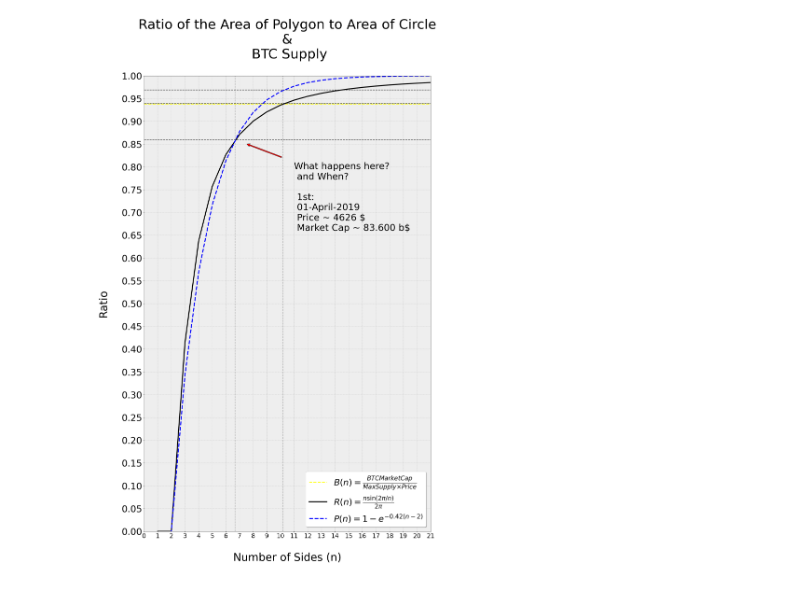
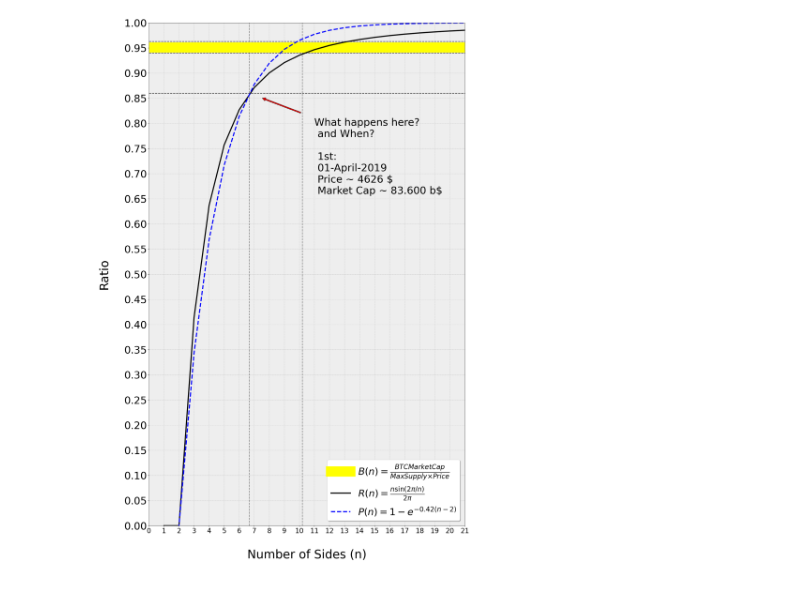
Before and after one commit to hamidreza-mohammadiha/Me, a Jupyter notebook: Plot1.ipynb, the cells around one changed output. Saved outputs shown, nothing was run; the diff lists cells and outputs as text; code cells hidden in the pictures.

```diff
--- a/Plot1.ipynb
+++ b/Plot1.ipynb
@@ -37,13 +37,13 @@ plt.figure(figsize=(20, 32))
 
 # ?
 plt.axhline(y=0.86, color='#343434', linestyle='--', linewidth=2)
-plt.axhline(y=0.969, color='#343434', linestyle='--', linewidth=2)
+plt.axhline(y=0.963, color='#343434', linestyle='--', linewidth=2)
 plt.axvline(x=6.66, color='#787878', linestyle='--', linewidth=2)
 
 plt.axhline(y=0.94, color='#343434', linestyle='--', linewidth=2)
 plt.axvline(x=10.2, color='#787878', linestyle='--', linewidth=2)
 
-plt.axhline(y=1.81/1.93, color='yellow', linestyle='--', linewidth=3.14, label=r'$B(n) = \frac{BTC Market Cap}{Max Supply × Price}$')
+plt.axhline(y=1.835/1.93, color='yellow', linewidth=36, label=r'$B(n) = \frac{BTC Market Cap}{Max Supply × Price}$')
 
 
 # Plot R(n)
@@ -54,32 +54,32 @@ plt.plot(n_values, R_values, label=r'$R(n) = \frac{n \sin(2\pi/n)}{2\pi}$', colo
 plt.plot(n_values, P42_values, label=r'$P(n) = 1 - e^{-0.42(n-2)}$', color='blue', linestyle='--', linewidth=4)
 # plt.plot(n_values, P43_values, label=r'$P(n) = 1 - 1.1×e^{-0.43(n-2)}$', color='green', linestyle='--', linewidth=4)
 
 
 # Plot Q(n) (Approximation 1)
 # plt.plot(n_values, Q_values, label=r'$Q(n) = \frac{n}{(2\sqrt{2}\pi - 8) + n}$', color='green', linestyle='-.')
 
 # Add reference lines
 
 # plt.axhline(y=(2 * np.sqrt(2) / np.pi), color='red', linestyle='--', label=r'$R(4) = \frac{2\sqrt{2}}{\pi}$', linewidth=1.5)
 
 # Chart customization
-plt.title('Ratio of the Area of Polygon to Area of Circle\n & \n BTC Supply\n', fontsize=52)
+# plt.title('Ratio of the Area of Polygon to Area of Circle\n & \n BTC Supply\n', fontsize=52)
 plt.xlabel('\nNumber of Sides (n)\n', fontsize=42)
 plt.ylabel('Ratio\n', fontsize=42)
 plt.grid(color='gray', linestyle='--', linewidth=1, alpha=0.3)
 plt.xlim(3, 21)
 plt.ylim(0, 1)
 plt.xticks(np.arange(0, 22, 1), fontsize=24)
 plt.yticks(np.linspace(0, 1, 21), fontsize=36)
 plt.legend(fontsize=34, shadow=True)
 
 plt.annotate('What happens here?\n and When?\n\n 1st:\n 01-April-2019\n Price ~ 4626 $\n Market Cap ~ 83.600 b$ ', fontsize=36, xy=(6.66, 0.86), xytext=(11, 0.66), arrowprops=dict(facecolor='red', shrink=0.2))
 # Set background color
 plt.gcf().set_facecolor('white')
 plt.gca().set_facecolor('#eeeeee')
 
 # Save and display the plot
 plt.savefig('playgon', dpi=100)
 plt.show()
 # %% [output]
-[figure, old version]
+[figure, new version]
```
Also changed, not shown: 1 other file.
